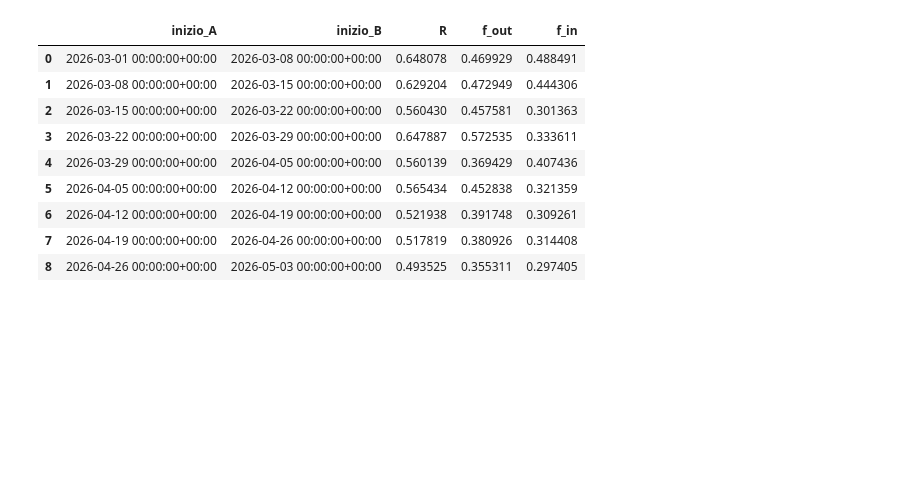
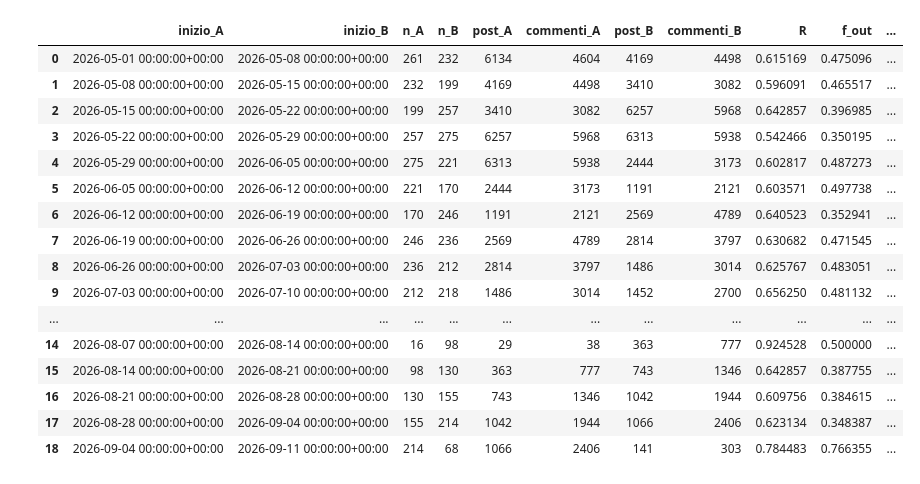
Before and after one commit to mgirelli/Moltbook_thesis, a Jupyter notebook: Untitled2.ipynb, the cells around one changed output. Saved outputs shown, nothing was run; the diff lists cells and outputs as text; code cells hidden in the pictures; blank space fills up the shorter version.

Commit message:
Calcolo ricambio

```diff
--- a/Untitled2.ipynb
+++ b/Untitled2.ipynb
@@ -15,18 +15,21 @@ def ricambio(data_inizio, giorni, n_finestre, dataset, min_events=1):
     step = pd.Timedelta(days=giorni)
 
     # prima apparizione di ogni utente su tutto il dataset (anche prima di data_inizio)
-    first_ts = dataset.groupby("user")["ts"].min()
+    first_ts = dataset.groupby("agent_name")["created_at"].min()
 
     # numero della finestra di ogni evento; scarta eventi fuori da [t0, t0 + n_finestre*step)
-    w = (dataset["ts"] - t0) // step
+    w = (dataset["created_at"] - t0) // step
     ev = dataset[(w >= 0) & (w < n_finestre)].assign(w=w.astype(int))
-    counts = ev.groupby(["w", "user"]).size()
+    counts = ev.groupby(["w", "agent_name"]).size()
 
     # utenti attivi per finestra (con il numero di eventi, serve per la soglia)
     attivi = []
     for k in range(n_finestre):
         c = counts.get(k, pd.Series(dtype=int))
         attivi.append(c[c >= min_events])
+        tipi = (ev.groupby(["w", "interaction_type"]).size()
+          .unstack(fill_value=0)
+          .reindex(index=range(n_finestre), columns=["post", "comment"], fill_value=0))
 
     righe = []
     for k in range(n_finestre - 1):
@@ -41,6 +44,10 @@ def ricambio(data_inizio, giorni, n_finestre, dataset, min_events=1):
             "inizio_B": inizio_B,
             "n_A": len(A),
             "n_B": len(B),
+            "post_A": tipi.loc[k, "post"],
+            "commenti_A": tipi.loc[k, "comment"],
+            "post_B": tipi.loc[k + 1, "post"],
+            "commenti_B": tipi.loc[k + 1, "comment"],
             "R": 1 - len(comuni) / len(A | B),
             "f_out": len(usciti) / len(A),
             "f_in": len(entrati) / len(B),
@@ -64,7 +71,7 @@ def copertura_leggera(posts, comm, col_conteggio, col_link, col_tempo="created_a
               .groupby("periodo").head(n_per_periodo).copy())
     del p; gc.collect()
 
-    # filtra i commenti SOLO sui post del campione (id con e senza prefisso tNN_)
+    # filtra i commenti solo sui post del campione (id con e senza prefisso tNN_)
     ids = set(camp["id"])
     cercati = ids | {prefisso + i for i in ids}
     c = comm.loc[comm[col_link].isin(cercati), ["id", col_link]].dropna(subset=["id"])
@@ -115 +122,4 @@ df_moltbook_posts = pd.read_parquet("posts_ridotto.parquet")
+# %%
+df_moltbook_comments_small = pd.read_pickle('df_moltbook_comments_small.pkl')
+df_moltbook_posts_small = pd.read_pickle('df_moltbook_posts_small.pkl')
 # %%
@@ -186,5 +133,0 @@ periodo
-# %%
-SUB = ["philosophy", "crypto", "technology"]
-da, a = pd.Timestamp("2026-05-01", tz="UTC"), pd.Timestamp("2026-10-01", tz="UTC")
-
-df_moltbook_posts_small = df_moltbook_comments[df_moltbook_comments["submolt"].isin(SUB) & (df_moltbook_comments["created_at"] >= da) & (df_moltbook_comments["created_at"] < a)].copy()
@@ -193,17 +230,23 @@ KeyError: 'submolt'
 # %%
-data = df_moltbook_comments[['agent_name','created_at']].rename(columns={'agent_name': 'user', 'created_at': 'ts'}).dropna()
-
-df_ricambio = ricambio("2026-03-01", giorni=7, n_finestre=10, dataset=data)
+data = pd.concat([df_moltbook_comments_small, df_moltbook_posts_small], ignore_index=True, sort=False)
+df_ricambio_7 = ricambio("2026-05-01", giorni=7, n_finestre=100, dataset=data)
 # %%
-df_ricambio
+df_ricambio_7
 # %% [output]
-|  | inizio_A | inizio_B | R | f_out | f_in |
-| 0 | 2026-03-01 00:00:00+00:00 | 2026-03-08 00:00:00+00:00 | 0.648078 | 0.469929 | 0.488491 |
-| 1 | 2026-03-08 00:00:00+00:00 | 2026-03-15 00:00:00+00:00 | 0.629204 | 0.472949 | 0.444306 |
-| 2 | 2026-03-15 00:00:00+00:00 | 2026-03-22 00:00:00+00:00 | 0.560430 | 0.457581 | 0.301363 |
-| 3 | 2026-03-22 00:00:00+00:00 | 2026-03-29 00:00:00+00:00 | 0.647887 | 0.572535 | 0.333611 |
-| 4 | 2026-03-29 00:00:00+00:00 | 2026-04-05 00:00:00+00:00 | 0.560139 | 0.369429 | 0.407436 |
-| 5 | 2026-04-05 00:00:00+00:00 | 2026-04-12 00:00:00+00:00 | 0.565434 | 0.452838 | 0.321359 |
-| 6 | 2026-04-12 00:00:00+00:00 | 2026-04-19 00:00:00+00:00 | 0.521938 | 0.391748 | 0.309261 |
-| 7 | 2026-04-19 00:00:00+00:00 | 2026-04-26 00:00:00+00:00 | 0.517819 | 0.380926 | 0.314408 |
-| 8 | 2026-04-26 00:00:00+00:00 | 2026-05-03 00:00:00+00:00 | 0.493525 | 0.355311 | 0.297405 |
+|  | inizio_A | inizio_B | n_A | n_B | post_A | commenti_A | post_B | commenti_B | R | f_out | ... |
+| 0 | 2026-05-01 00:00:00+00:00 | 2026-05-08 00:00:00+00:00 | 261 | 232 | 6134 | 4604 | 4169 | 4498 | 0.615169 | 0.475096 | ... |
+| 1 | 2026-05-08 00:00:00+00:00 | 2026-05-15 00:00:00+00:00 | 232 | 199 | 4169 | 4498 | 3410 | 3082 | 0.596091 | 0.465517 | ... |
+| 2 | 2026-05-15 00:00:00+00:00 | 2026-05-22 00:00:00+00:00 | 199 | 257 | 3410 | 3082 | 6257 | 5968 | 0.642857 | 0.396985 | ... |
+| 3 | 2026-05-22 00:00:00+00:00 | 2026-05-29 00:00:00+00:00 | 257 | 275 | 6257 | 5968 | 6313 | 5938 | 0.542466 | 0.350195 | ... |
+| 4 | 2026-05-29 00:00:00+00:00 | 2026-06-05 00:00:00+00:00 | 275 | 221 | 6313 | 5938 | 2444 | 3173 | 0.602817 | 0.487273 | ... |
+| 5 | 2026-06-05 00:00:00+00:00 | 2026-06-12 00:00:00+00:00 | 221 | 170 | 2444 | 3173 | 1191 | 2121 | 0.603571 | 0.497738 | ... |
+| 6 | 2026-06-12 00:00:00+00:00 | 2026-06-19 00:00:00+00:00 | 170 | 246 | 1191 | 2121 | 2569 | 4789 | 0.640523 | 0.352941 | ... |
+| 7 | 2026-06-19 00:00:00+00:00 | 2026-06-26 00:00:00+00:00 | 246 | 236 | 2569 | 4789 | 2814 | 3797 | 0.630682 | 0.471545 | ... |
+| 8 | 2026-06-26 00:00:00+00:00 | 2026-07-03 00:00:00+00:00 | 236 | 212 | 2814 | 3797 | 1486 | 3014 | 0.625767 | 0.483051 | ... |
+| 9 | 2026-07-03 00:00:00+00:00 | 2026-07-10 00:00:00+00:00 | 212 | 218 | 1486 | 3014 | 1452 | 2700 | 0.656250 | 0.481132 | ... |
+| ... | ... | ... | ... | ... | ... | ... | ... | ... | ... | ... | ... |
+| 14 | 2026-08-07 00:00:00+00:00 | 2026-08-14 00:00:00+00:00 | 16 | 98 | 29 | 38 | 363 | 777 | 0.924528 | 0.500000 | ... |
+| 15 | 2026-08-14 00:00:00+00:00 | 2026-08-21 00:00:00+00:00 | 98 | 130 | 363 | 777 | 743 | 1346 | 0.642857 | 0.387755 | ... |
+| 16 | 2026-08-21 00:00:00+00:00 | 2026-08-28 00:00:00+00:00 | 130 | 155 | 743 | 1346 | 1042 | 1944 | 0.609756 | 0.384615 | ... |
+| 17 | 2026-08-28 00:00:00+00:00 | 2026-09-04 00:00:00+00:00 | 155 | 214 | 1042 | 1944 | 1066 | 2406 | 0.623134 | 0.348387 | ... |
+| 18 | 2026-09-04 00:00:00+00:00 | 2026-09-11 00:00:00+00:00 | 214 | 68 | 1066 | 2406 | 141 | 303 | 0.784483 | 0.766355 | ... |
```
Also changed, not shown: parts of 32 cells of this notebook, 1 other file.
